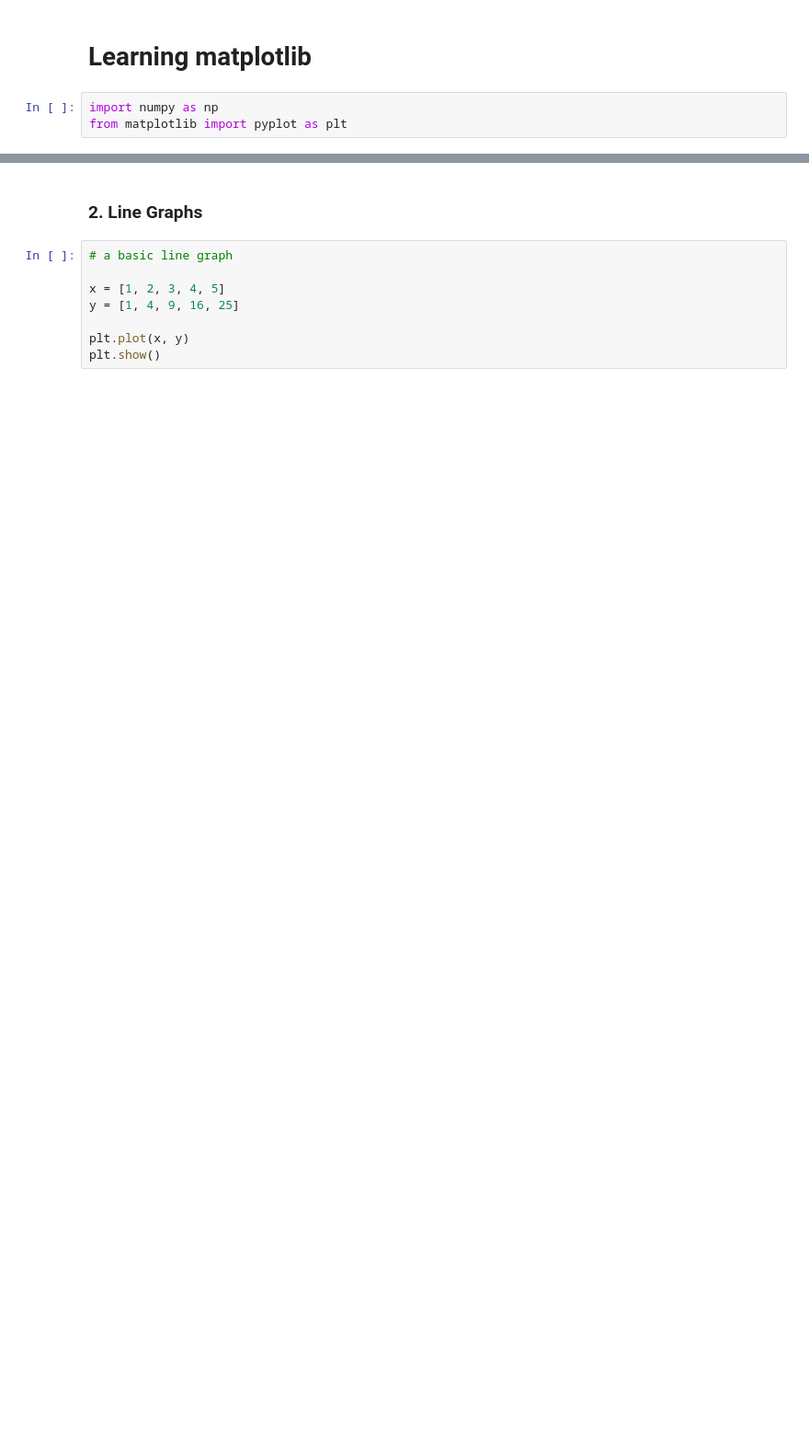
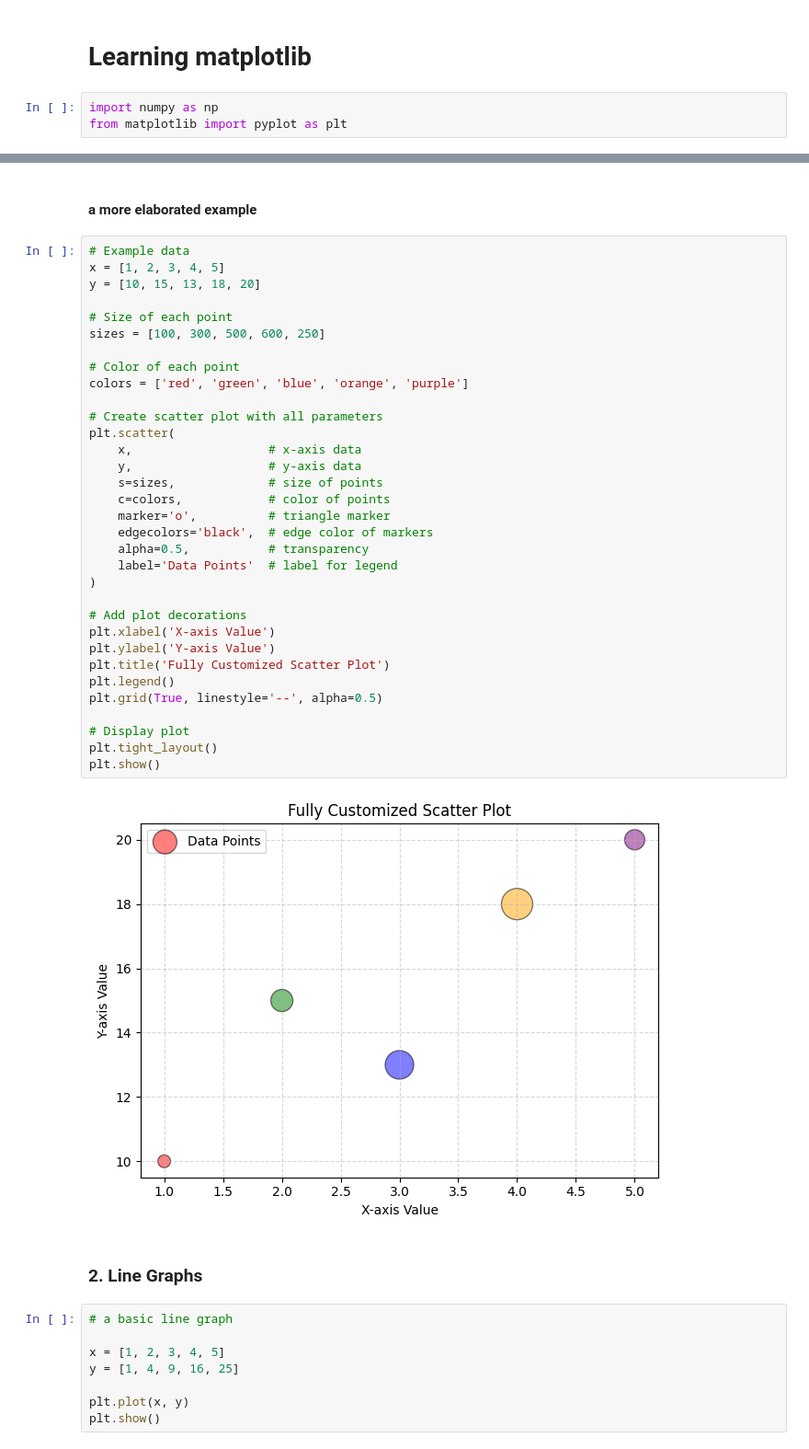
Before and after one commit to macc72/matplotlib_journey, a Jupyter notebook: MatplotlibStarter.ipynb, the cells around one changed output, grey strips where cells are left out. Shown at 92% size. Saved outputs shown, nothing was run; the diff lists cells and outputs as text; blank space fills up the shorter version.

```diff
--- a/MatplotlibStarter.ipynb
+++ b/MatplotlibStarter.ipynb
@@ -6,3 +19,40 @@ from matplotlib import pyplot as plt
+# %% [markdown]
+#### a more elaborated example
+# %%
+# Example data
+x = [1, 2, 3, 4, 5]
+y = [10, 15, 13, 18, 20]
+
+# Size of each point
+sizes = [100, 300, 500, 600, 250]
+
+# Color of each point
+colors = ['red', 'green', 'blue', 'orange', 'purple']
+
+# Create scatter plot with all parameters
+plt.scatter(
+    x,                   # x-axis data
+    y,                   # y-axis data
+    s=sizes,             # size of points
+    c=colors,            # color of points
+    marker='o',          # triangle marker
+    edgecolors='black',  # edge color of markers
+    alpha=0.5,           # transparency
+    label='Data Points'  # label for legend
+)
+
+# Add plot decorations
+plt.xlabel('X-axis Value')
+plt.ylabel('Y-axis Value')
+plt.title('Fully Customized Scatter Plot')
+plt.legend()
+plt.grid(True, linestyle='--', alpha=0.5)
+
+# Display plot
+plt.tight_layout()
+plt.show()
+# %% [output]
+[figure, added]
 # %% [markdown]
 ### 2. Line Graphs
 # %%
```
Also changed, not shown: parts of 9 cells of this notebook.
